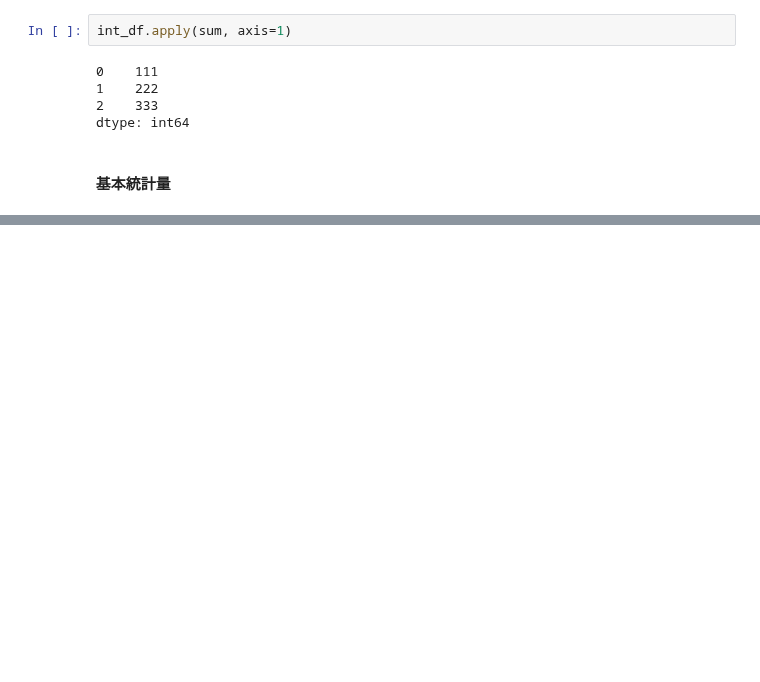
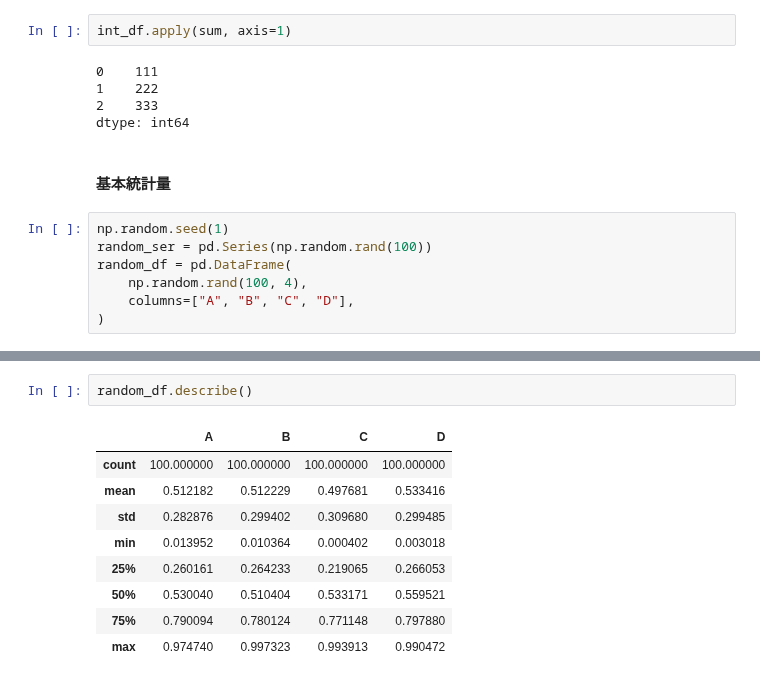
Before and after one commit to zfukuoka/Copying_a_sutra, a Jupyter notebook: SoftwareDesign202010_01/SoftwareDesign202010_0101.ipynb, the cells around one changed output, grey strips where cells are left out. Drawn from its saved outputs; the diff is of its cells as text; blank space fills up the shorter version.

```diff
--- a/SoftwareDesign202010_01/SoftwareDesign202010_0101.ipynb
+++ b/SoftwareDesign202010_01/SoftwareDesign202010_0101.ipynb
@@ -376,3 +376,10 @@ int_df.apply(sum, axis=1)
 dtype: int64
 # %% [markdown]
 #### 基本統計量
+# %%
+np.random.seed(1)
+random_ser = pd.Series(np.random.rand(100))
+random_df = pd.DataFrame(
+    np.random.rand(100, 4),
+    columns=["A", "B", "C", "D"],
+)
@@ -378,0 +398,12 @@ dtype: int64
+# %%
+random_df.describe()
+# %% [output]
+|  | A | B | C | D |
+| count | 100.000000 | 100.000000 | 100.000000 | 100.000000 |
+| mean | 0.512182 | 0.512229 | 0.497681 | 0.533416 |
+| std | 0.282876 | 0.299402 | 0.309680 | 0.299485 |
+| min | 0.013952 | 0.010364 | 0.000402 | 0.003018 |
+| 25% | 0.260161 | 0.264233 | 0.219065 | 0.266053 |
+| 50% | 0.530040 | 0.510404 | 0.533171 | 0.559521 |
+| 75% | 0.790094 | 0.780124 | 0.771148 | 0.797880 |
+| max | 0.974740 | 0.997323 | 0.993913 | 0.990472 |
```
Also changed, not shown: parts of 1 cell of this notebook.
